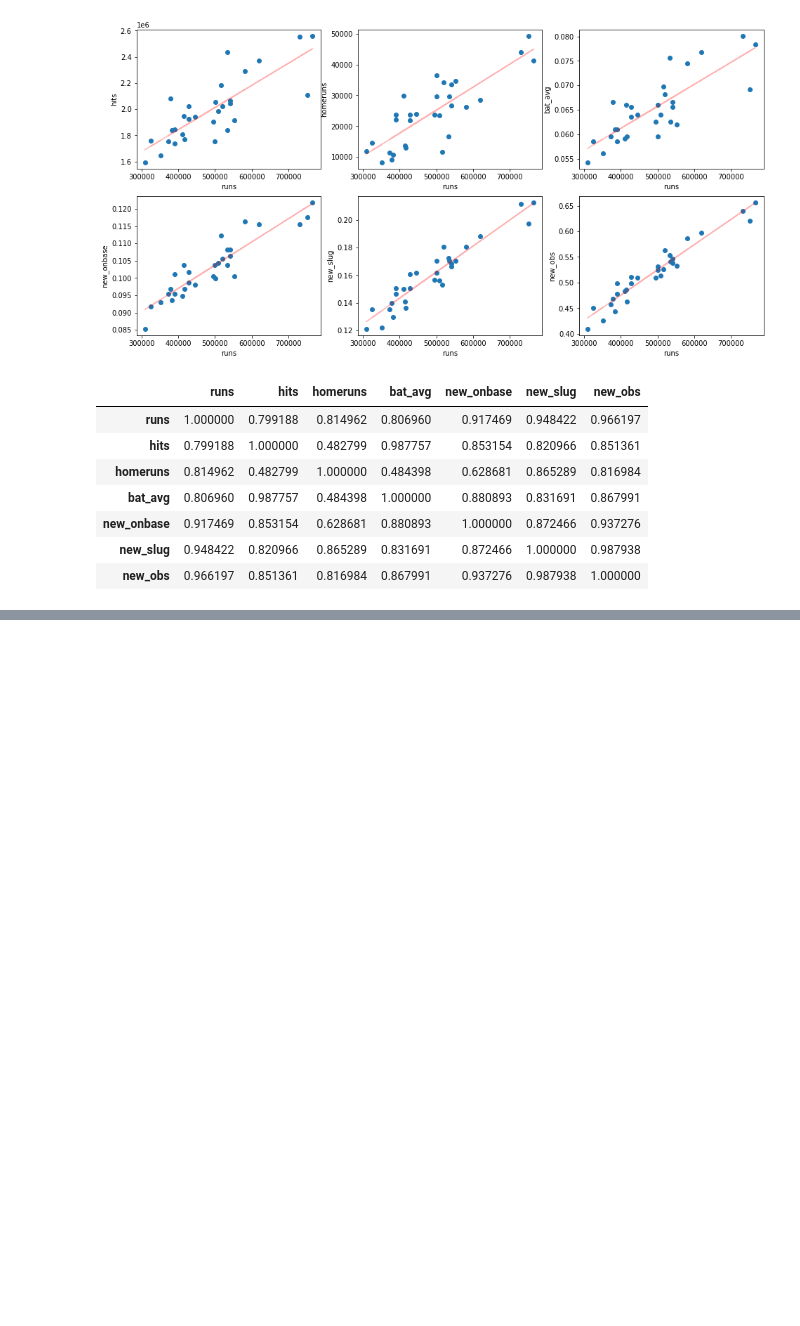
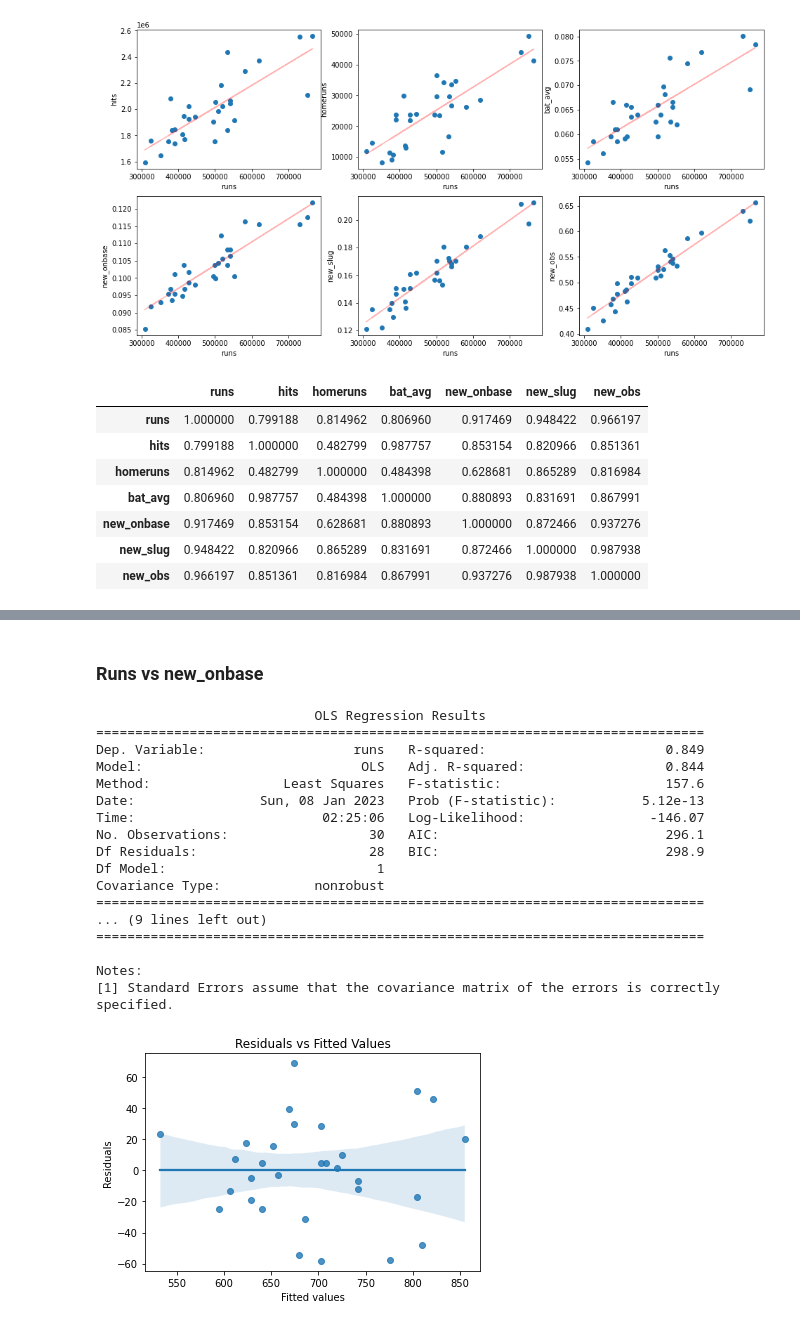
Before and after one commit to saychelsea11/Moneyball_Linear_Regression, a Jupyter notebook: Moneyball_Linear_Regression.ipynb, the cells around one changed output, grey strips where cells are left out. Drawn from its saved outputs; the diff is of its cells as text; code cells hidden in the pictures; blank space fills up the shorter version.

```diff
--- a/Moneyball_Linear_Regression.ipynb
+++ b/Moneyball_Linear_Regression.ipynb
@@ -216,0 +313,24 @@ df_square.corr(method="pearson").style.background_gradient()
+# %% [markdown]
+### Runs vs new_onbase
+# %%
+model = simple_lin_reg('new_onbase','runs')
+model_diagnostics(model)
+# %% [output]
+                            OLS Regression Results
+==============================================================================
+Dep. Variable:                   runs   R-squared:                       0.849
+Model:                            OLS   Adj. R-squared:                  0.844
+Method:                 Least Squares   F-statistic:                     157.6
+Date:                Sun, 08 Jan 2023   Prob (F-statistic):           5.12e-13
+Time:                        02:25:06   Log-Likelihood:                -146.07
+No. Observations:                  30   AIC:                             296.1
+Df Residuals:                      28   BIC:                             298.9
+Df Model:                           1
+Covariance Type:            nonrobust
+==============================================================================
+... (9 lines left out)
+==============================================================================
+
+Notes:
+[1] Standard Errors assume that the covariance matrix of the errors is correctly specified.
+[figure, added]
```
Also changed, not shown: parts of 16 cells of this notebook.
